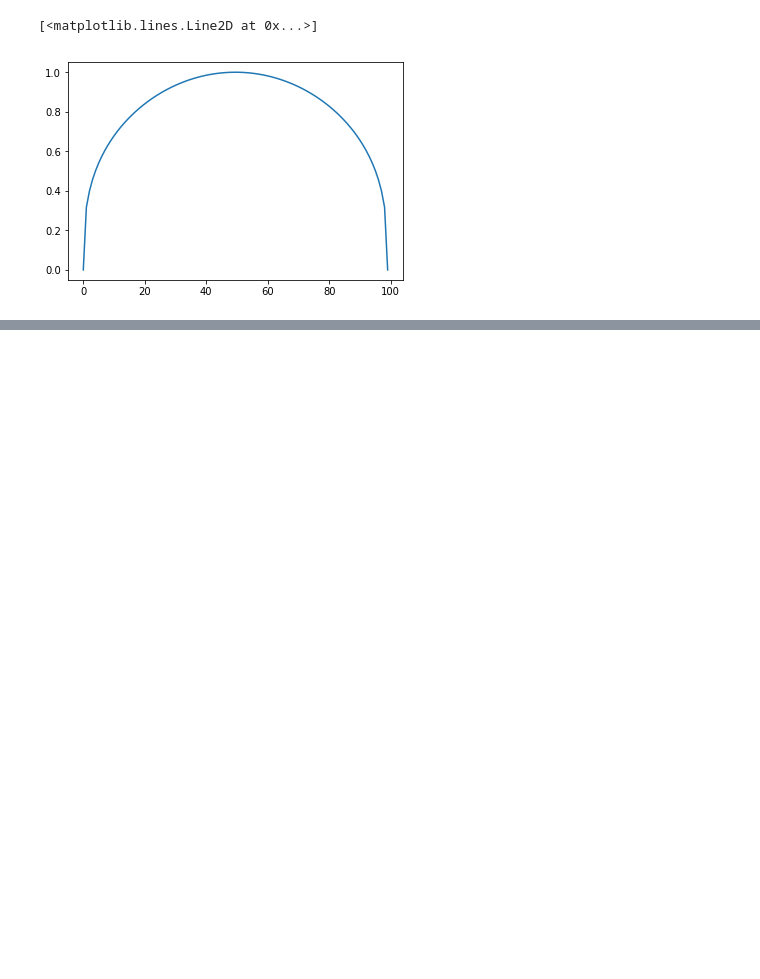
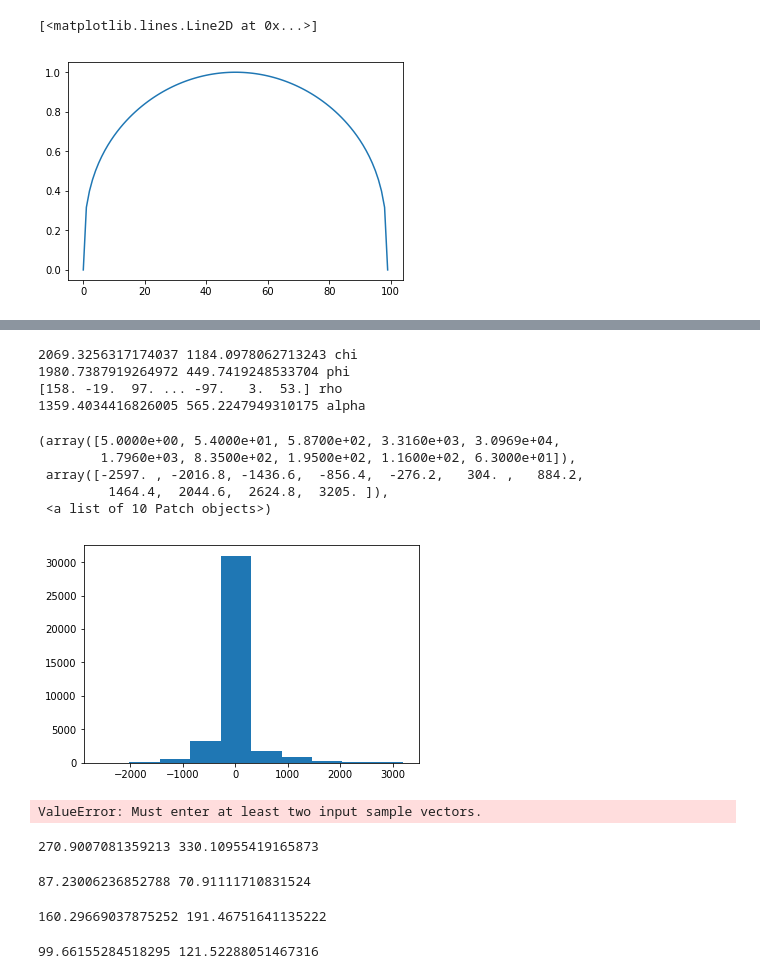
Before and after one commit to jorwatkapola/timeseries_segment_clustering, a Jupyter notebook: Count_rate_distribution.ipynb, the cells around one changed output, grey strips where cells are left out. Saved outputs shown, nothing was run; the diff lists cells and outputs as text; code cells hidden in the pictures; blank space fills up the shorter version.

```diff
--- a/Count_rate_distribution.ipynb
+++ b/Count_rate_distribution.ipynb
@@ -253,0 +254,80 @@ plt.show()
+# %%
+print(np.mean(all_counts_ar), np.std(all_counts_ar), "chi")
+print(np.mean(all_counts_ar2), np.std(all_counts_ar2), "phi")
+print(all_counts_ar0[:-1]-all_counts_ar0[1:], "rho")
+print(np.mean(all_counts_ar3), np.std(all_counts_ar3), "alpha")
+plt.hist(all_counts_ar0[:-1]-all_counts_ar0[1:])
+# %% [output]
+2069.3256317174037 1184.0978062713243 chi
+1980.7387919264972 449.7419248533704 phi
+[158. -19.  97. ... -97.   3.  53.] rho
+1359.4034416826005 565.2247949310175 alpha
+(array([5.0000e+00, 5.4000e+01, 5.8700e+02, 3.3160e+03, 3.0969e+04,
+        1.7960e+03, 8.3500e+02, 1.9500e+02, 1.1600e+02, 6.3000e+01]),
+ array([-2597. , -2016.8, -1436.6,  -856.4,  -276.2,   304. ,   884.2,
+         1464.4,  2044.6,  2624.8,  3205. ]),
+ <a list of 10 Patch objects>)
+[figure, added]
+# %%
+from scipy.stats import levene
+all_diffs=[]
+all_lcs=[]
+class_ids=np.where(np.array(y_train)=='rho')[0]
+for lc_id in class_ids:
+    lc=x_train[lc_id]
+    diffs=lc[1][:-1]-lc[1][1:]
+    all_diffs.append(diffs)
+    all_lcs.append(lc[1])
+all_diffs=np.concatenate(all_diffs, axis=0)
+print(np.mean(np.abs(all_diffs)), np.std(np.abs(all_diffs)), levene(all_lcs, center="median"))
+#plt.hist(all_diffs,bins=50)
+# %% [output]
+ValueError: Must enter at least two input sample vectors.
+# %%
+all_diffs=[]
+class_ids=np.where(np.array(y_valid)=='rho')[0]
+for lc_id in class_ids:
+    lc=x_train[lc_id]
+    diffs=lc[1][:-1]-lc[1][1:]
+    all_diffs.append(diffs)
+all_diffs=np.concatenate(all_diffs, axis=0)
+print(np.mean(np.abs(all_diffs)), np.std(np.abs(all_diffs)))
+#plt.hist(np.abs(all_diffs),bins=50)
+# %% [output]
+270.9007081359213 330.10955419165873
+# %%
+all_diffs=[]
+class_ids=np.where(np.array(y_train)=='phi')[0]
+for lc_id in class_ids:
+    lc=x_train[lc_id]
+    diffs=lc[1][:-1]-lc[1][1:]
+    all_diffs.append(diffs)
+all_diffs=np.concatenate(all_diffs, axis=0)
+print(np.mean(np.abs(all_diffs)), np.std(np.abs(all_diffs)))
+#plt.hist(np.abs(all_diffs),bins=50)
+# %% [output]
+87.23006236852788 70.91111710831524
+# %%
+all_diffs=[]
+class_ids=np.where(np.array(y_train)=='chi')[0]
+for lc_id in class_ids:
+    lc=x_train[lc_id]
+    diffs=lc[1][:-1]-lc[1][1:]
+    all_diffs.append(diffs)
+all_diffs=np.concatenate(all_diffs, axis=0)
+print(np.mean(np.abs(all_diffs)), np.std(np.abs(all_diffs)))
+#plt.hist(np.abs(all_diffs),bins=50)
+# %% [output]
+160.29669037875252 191.46751641135222
+# %%
+all_diffs=[]
+class_ids=np.where(np.array(y_train)=='alpha')[0]
+for lc_id in class_ids:
+    lc=x_train[lc_id]
+    diffs=lc[1][:-1]-lc[1][1:]
+    all_diffs.append(diffs)
+all_diffs=np.concatenate(all_diffs, axis=0)
+print(np.mean(np.abs(all_diffs)), np.std(np.abs(all_diffs)))
+#plt.hist(np.abs(all_diffs),bins=50)
+# %% [output]
+99.66155284518295 121.52288051467316
```
Also changed, not shown: parts of 2 cells of this notebook, 6 other files.
